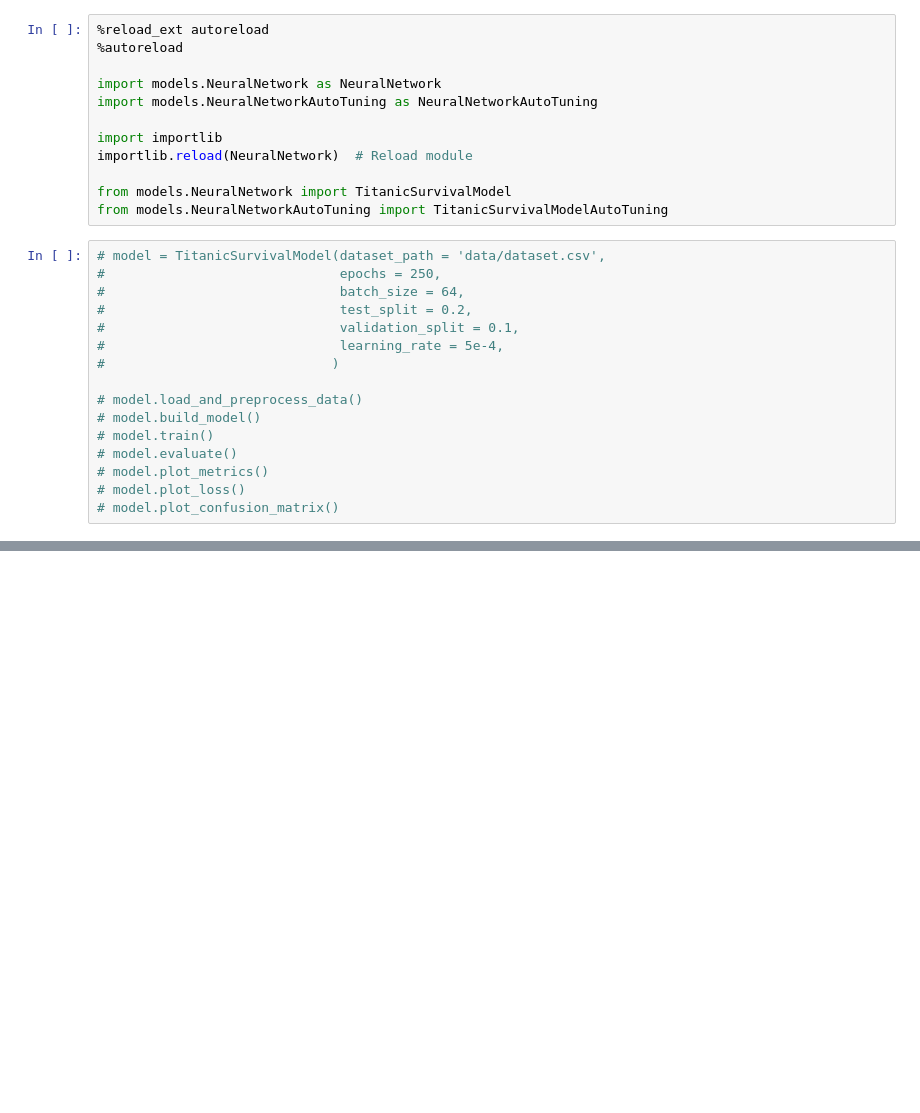
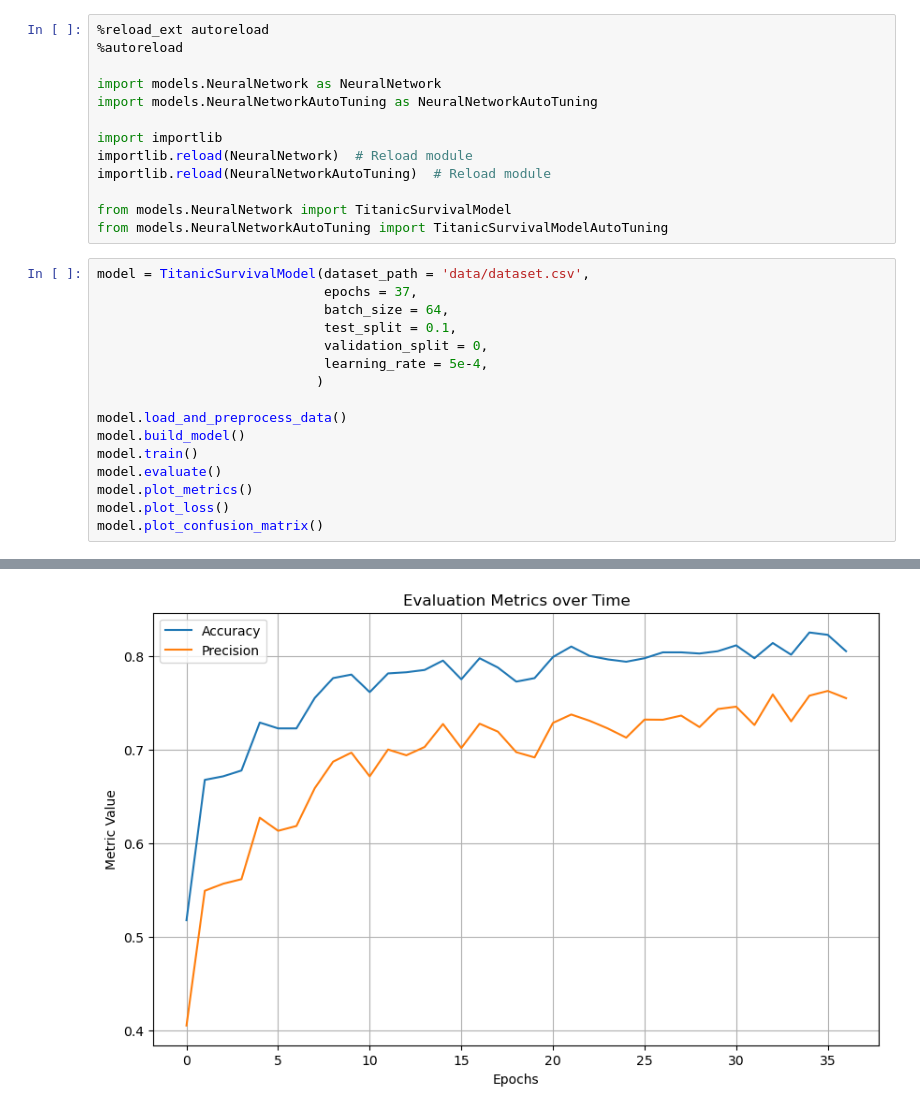
Before and after one commit to enrico-favale/Titanic-Survivability, a Jupyter notebook: network_test.ipynb, the cells around one changed output, grey strips where cells are left out. Cells and saved outputs as stored; diff of their text form; blank space fills up the shorter version.

```diff
--- a/network_test.ipynb
+++ b/network_test.ipynb
@@ -7,22 +7,24 @@ import models.NeuralNetworkAutoTuning as NeuralNetworkAutoTuning
 
 import importlib
 importlib.reload(NeuralNetwork)  # Reload module
+importlib.reload(NeuralNetworkAutoTuning)  # Reload module
 
 from models.NeuralNetwork import TitanicSurvivalModel
 from models.NeuralNetworkAutoTuning import TitanicSurvivalModelAutoTuning
 # %%
-# model = TitanicSurvivalModel(dataset_path = 'data/dataset.csv',
-#                              epochs = 250,
-#                              batch_size = 64,
-#                              test_split = 0.2,
-#                              validation_split = 0.1,
-#                              learning_rate = 5e-4,
-#                             )
+model = TitanicSurvivalModel(dataset_path = 'data/dataset.csv',
+                             epochs = 37,
+                             batch_size = 64,
+                             test_split = 0.1,
+                             validation_split = 0,
+                             learning_rate = 5e-4,
+                            )
 
-# model.load_and_preprocess_data()
-# model.build_model()
-# model.train()
-# model.evaluate()
-# model.plot_metrics()
-# model.plot_loss()
-# model.plot_confusion_matrix()
+model.load_and_preprocess_data()
+model.build_model()
+model.train()
+model.evaluate()
+model.plot_metrics()
+model.plot_loss()
+model.plot_confusion_matrix()
+# %% [output]
@@ -28,0 +48 @@ from models.NeuralNetworkAutoTuning import TitanicSurvivalModelAutoTuning
+[figure, added]
```
Also changed, not shown: parts of 3 cells of this notebook, 2 other files.
